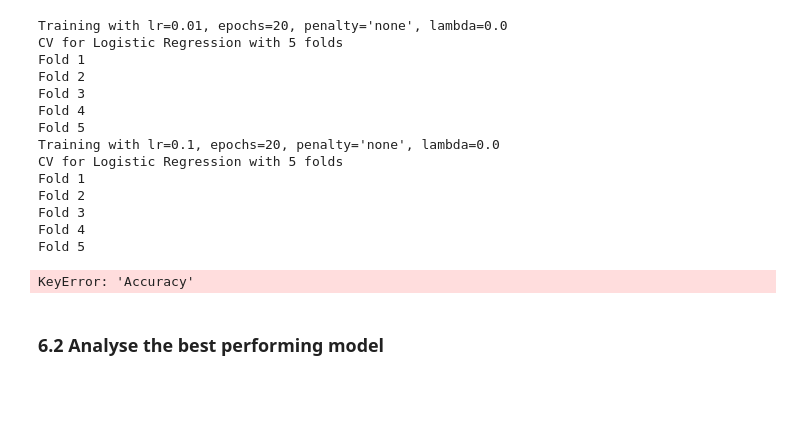
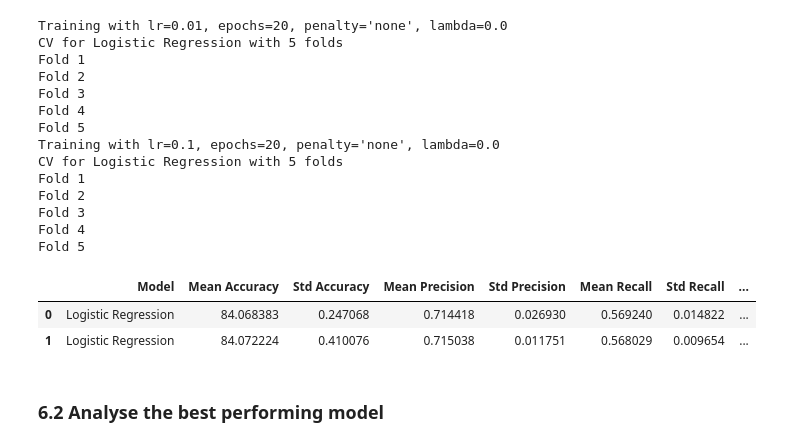
Before and after one commit to jnn-mllr/AML---final-project, a Jupyter notebook: notebooks/main.ipynb, the cells around one changed output. Cells and saved outputs as stored; diff of their text form; code cells hidden in the pictures; blank space fills up the shorter version.

Commit message:
allowing for cv in hyperparam search

```diff
--- a/notebooks/main.ipynb
+++ b/notebooks/main.ipynb
@@ -875,6 +877,13 @@ def gridsearch_logistic_regression(X_train, y_train, X_test, y_test, param_grid,
                     if cv_folds is not None and cv_folds > 1:
                         # cross-validation mode
                         cv_result = model_to_train.cross_validate(X_train, y_train, k_folds=cv_folds)
+                        # add hyperparams to cv_results
+                        cv_result.update({
+                            "Learning Rate": lr,
+                            "Epochs": num_epochs,
+                            "Penalty": penalty,
+                            "Lambda": lam
+                            })
                         results.append(cv_result)
                     else:
                         # normal training - no cv
@@ -923,10 +932,11 @@ Fold 3
 Fold 4
 Fold 5
 # %%
-# best results sorted by accuracy
-logreg_tuning_results.sort_values("Accuracy", ascending=False).head(10)
+display(logreg_tuning_results)
 # %% [output]
-KeyError: 'Accuracy'
+|  | Model | Mean Accuracy | Std Accuracy | Mean Precision | Std Precision | Mean Recall | Std Recall | ... |
+| 0 | Logistic Regression | 84.068383 | 0.247068 | 0.714418 | 0.026930 | 0.569240 | 0.014822 | ... |
+| 1 | Logistic Regression | 84.072224 | 0.410076 | 0.715038 | 0.011751 | 0.568029 | 0.009654 | ... |
 # %% [markdown]
 ### 6.2 Analyse the best performing model
 # %%
```
Also changed, not shown: parts of 8 cells of this notebook.
